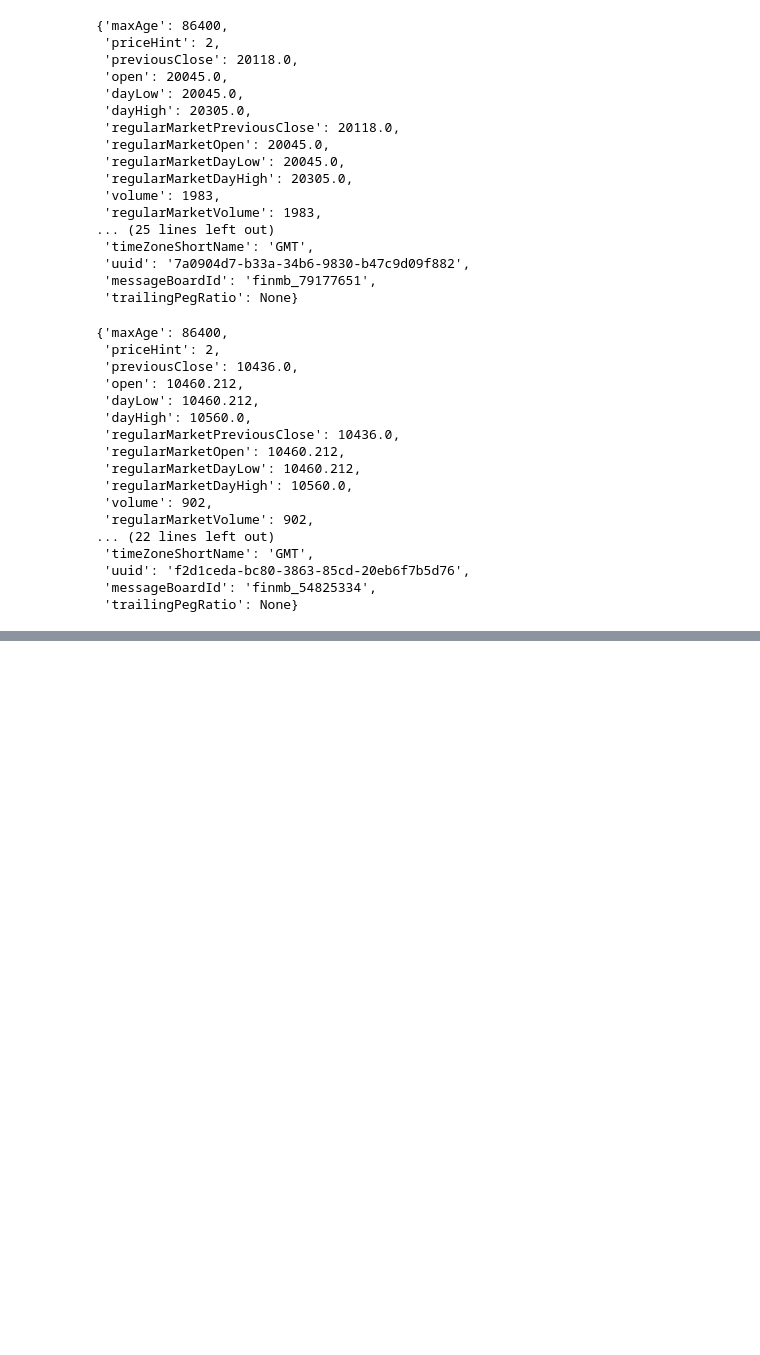
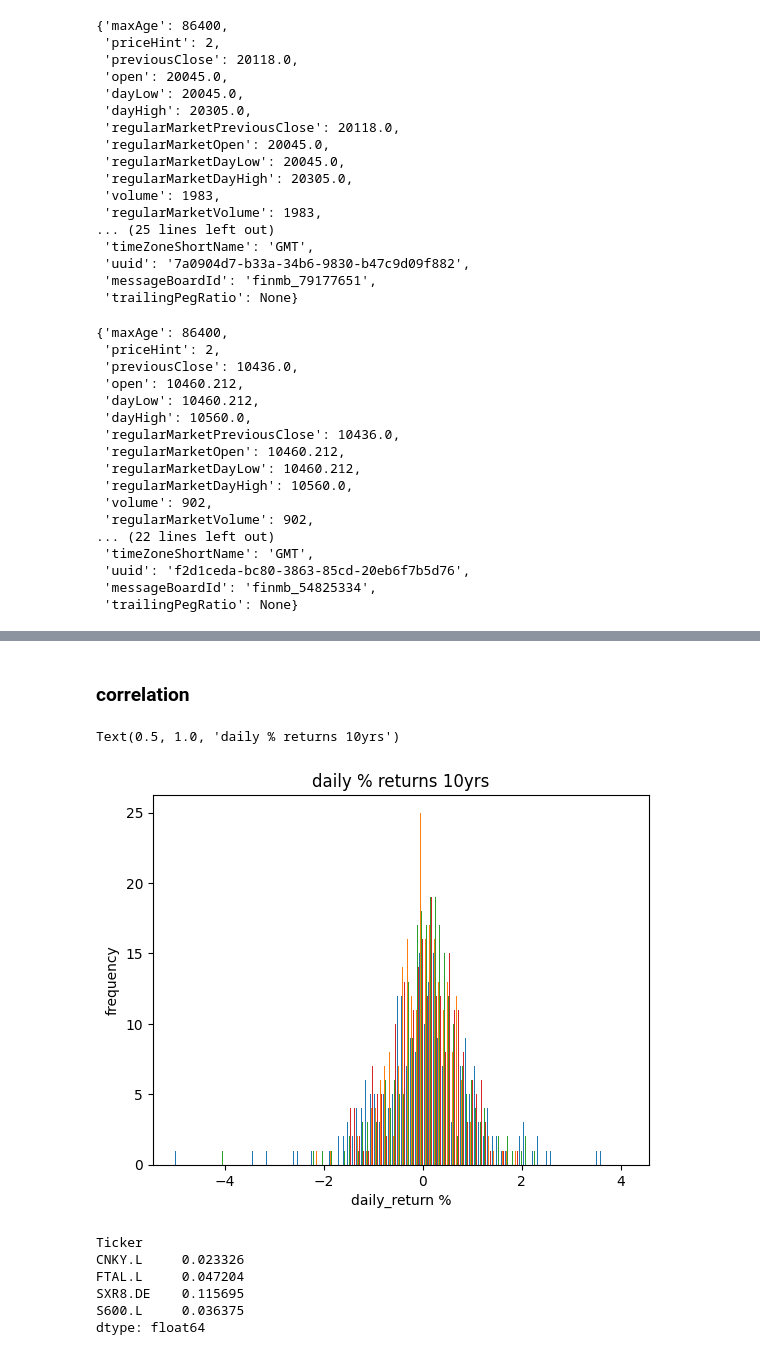
Before and after one commit to MarkEHolland/financial-newsfeed, a Jupyter notebook: notebooks/etf.ipynb, the cells around one changed output, grey strips where cells are left out. Saved outputs shown, nothing was run; the diff lists cells and outputs as text; code cells hidden in the pictures; blank space fills up the shorter version.

```diff
--- a/notebooks/etf.ipynb
+++ b/notebooks/etf.ipynb
@@ -211 +210,3 @@ ticker_info_df
 | 3 | 17 | S600.L | Stoxx 600 | ETF | Invesco ETF (S600.L) | GBP | https://stoxx.com/index/sxxp/ |
+# %% [markdown]
+### correlation
@@ -211,0 +215,19 @@ ticker_info_df
+# %%
+import matplotlib.pyplot as plt
+import numpy as np
+plt.hist(yf_returns_df,bins=100)
+plt.xlabel('daily_return %')
+plt.ylabel('frequency')
+plt.title('daily % returns 10yrs')
+# %% [output]
+Text(0.5, 1.0, 'daily % returns 10yrs')
+[figure, added]
+# %%
+yf_returns_df.mean()
+# %% [output]
+Ticker
+CNKY.L     0.023326
+FTAL.L     0.047204
+SXR8.DE    0.115695
+S600.L     0.036375
+dtype: float64
```
Also changed, not shown: parts of 6 cells of this notebook.
